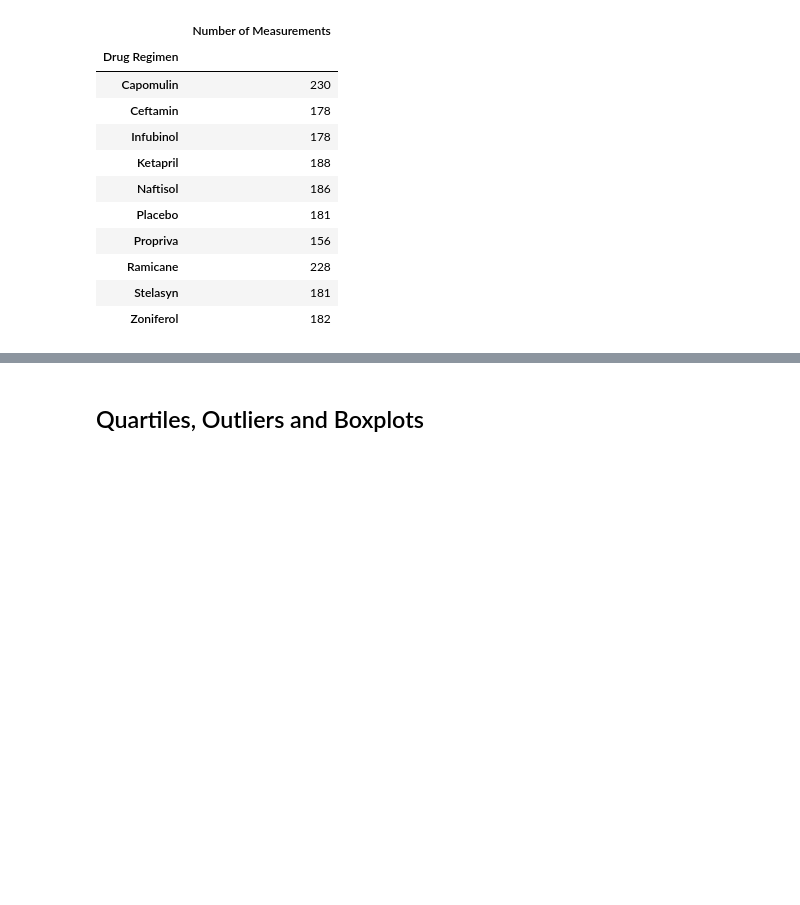
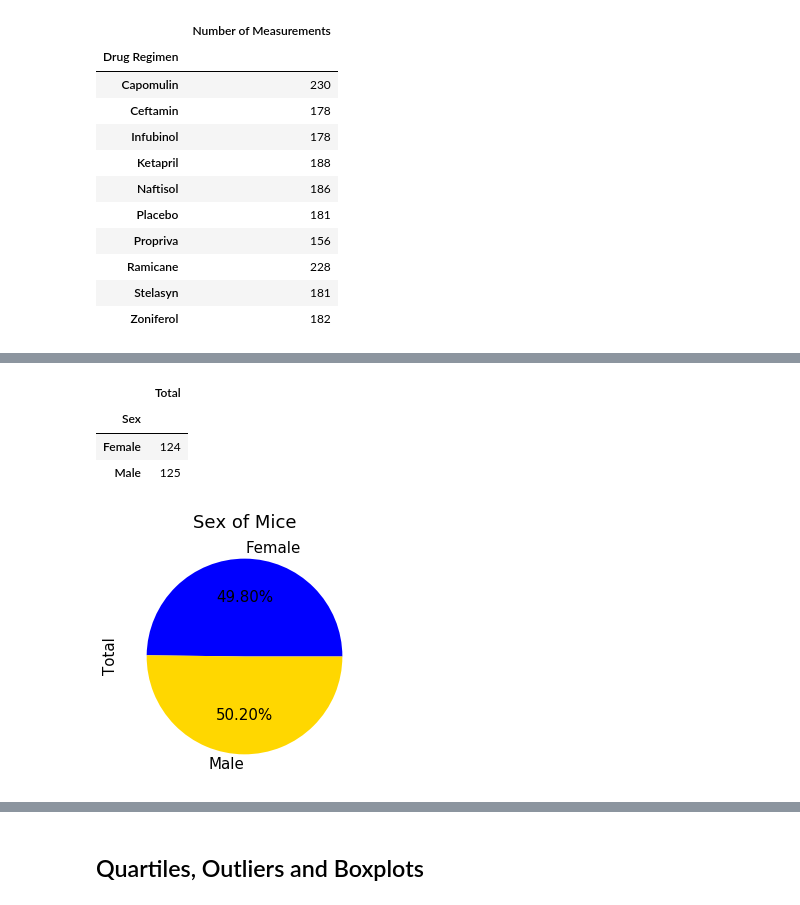
Before and after one commit to aburstyn9068/matplotlib-challenge, a Jupyter notebook: pymaceuticals_starter.ipynb, the cells around one changed output, grey strips where cells are left out. Drawn from its saved outputs; the diff is of its cells as text; code cells hidden in the pictures; blank space fills up the shorter version.

```diff
--- a/pymaceuticals_starter.ipynb
+++ b/pymaceuticals_starter.ipynb
@@ -226,4 +215,21 @@ plt.show()
+# %%
+# Create a data frame sorted by sex
+sexDF = uniqueData.groupby("Sex").nunique()
+sexDF = sexDF[["Mouse ID"]]
+sexDF = sexDF.rename(columns={"Mouse ID": "Total"})
+
+sexDF
+# %% [output]
+|  | Total |
+| Sex |  |
+| Female | 124 |
+| Male | 125 |
 # %%
 # Generate a pie plot showing the distribution of female versus male mice using pandas
+sexDF.plot(kind="pie", y="Total", title="Sex of Mice",autopct='%.2f%%',figsize=(4.5,4.5),fontsize=15,colors=("b","gold"))
+plt.legend().remove()
+plt.show()
+# %% [output]
+[figure, added]
 # %%
 # Generate a pie plot showing the distribution of female versus male mice using pyplot
```
Also changed, not shown: parts of 13 cells of this notebook.
